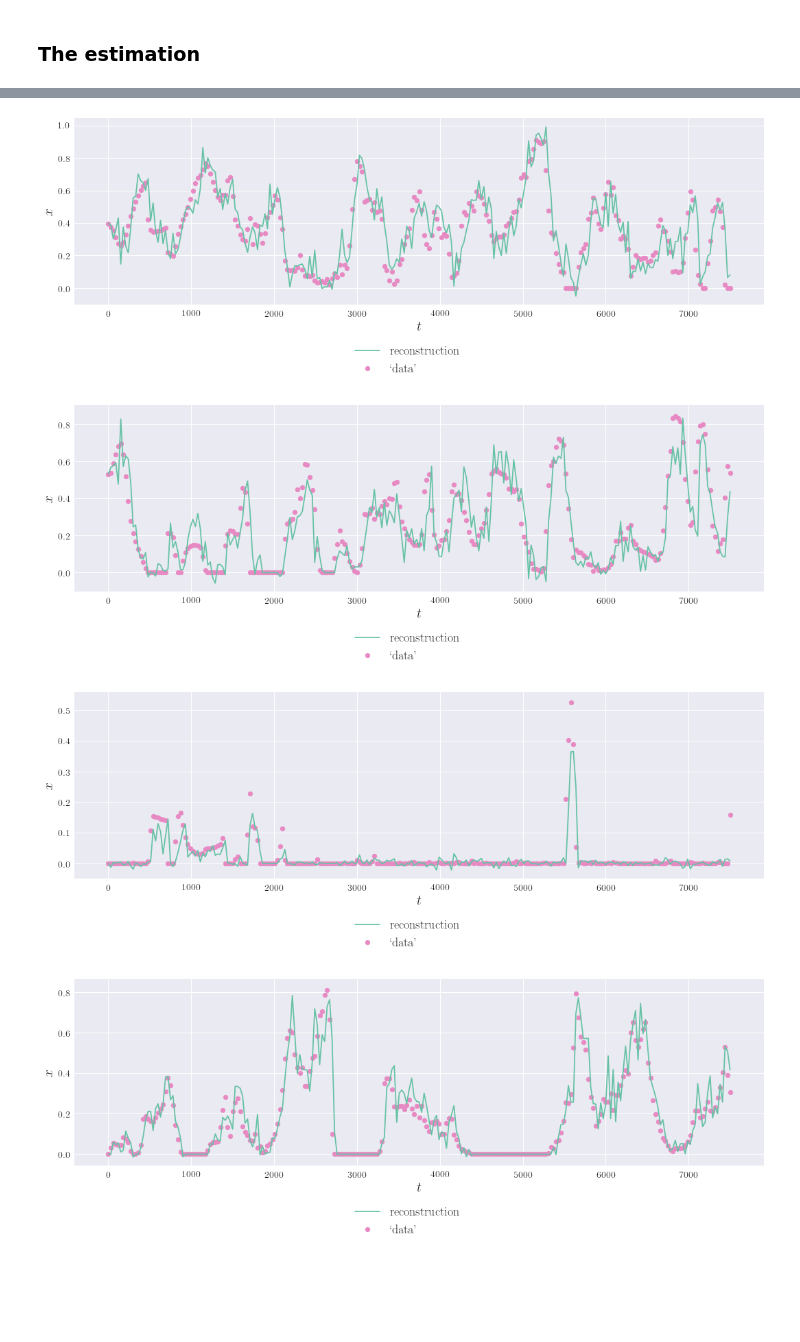
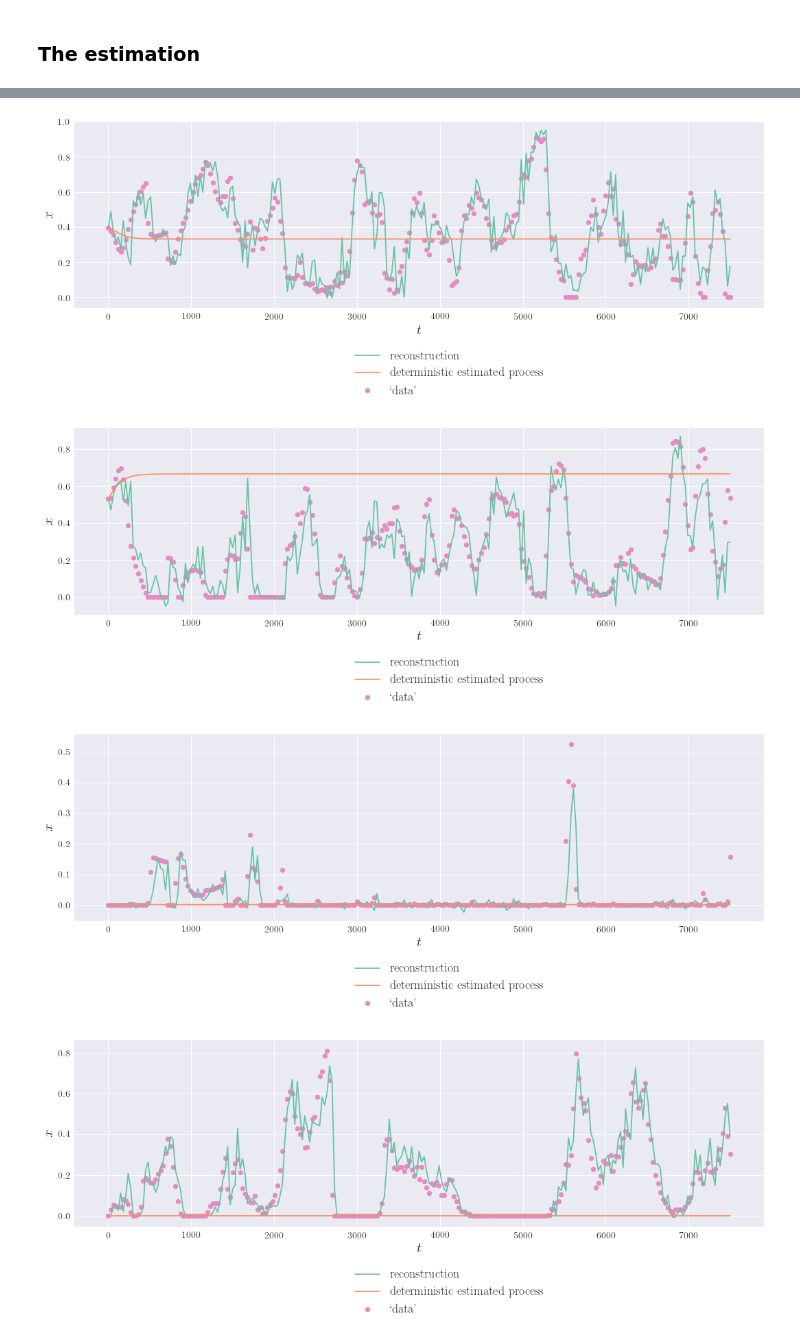
Before and after one commit to cparrarojas/sde-parameter-estimation, a Jupyter notebook: quasi-cycles.ipynb, the cells around one changed output, grey strips where cells are left out. Drawn from its saved outputs; the diff is of its cells as text; code cells hidden in the pictures; blank space fills up the shorter version.

```diff
--- a/quasi-cycles.ipynb
+++ b/quasi-cycles.ipynb
@@ -223,21 +180,5 @@ def costfn(params, *measurements):
 # %%
-#Cbr = 0.018
-#Cab = 0.049
-#Cm = 0.078
-#Car = 0.021
-#mb = 0.003
-#ma = 0.013
-#mm = 0.017
-#ib = 0.0000001
-#ia = 0.0000001
-#im = 0.0000001
-#N = 200
-
 bounds = [(0.001, 0.1), (0.001, 0.1), (0.001, 0.1), (0.001, 0.1), (0.00001, 0.1), (0.00001, 0.1),
           (0.00001, 0.1), (0.0000000001, 0.000001), (0., 0.), (0., 0.), (10, 1000)]
 
-observations = (data_clean.values, data_clean.index.values)
+estimation = differential_evolution(zimmer.costfn, bounds)
-# %%
-estimation = differential_evolution(costfn, bounds, args=observations)
-
-params_estim = tuple(estimation.x)
@@ -246,3 +185,7 @@ x_estim = reconstruct(data_clean.values, data_clean.index.values, params_estim)
+# %%
+params_estim = tuple(estimation.x)
+
+x_estim = zimmer.reconstruct(params_estim)
 # %%
 Cbr, Cab, Cm, Car, mb, ma, mm, ib, ia, im, N = params_estim
 # %%
@@ -257,19 +200,21 @@ params_table
+# %%
+init_cond = np.concatenate((observations[0][0], np.zeros(ndim**2)))
+t_full = np.linspace(observations[1][0], observations[1][-1], 1000)
+
+x_det = odeint(LNA, init_cond, t_full, args=params_estim)[:, :ndim]
 # %%
-for i in range(5):
+for i in range(ndim):
     fig, ax = plt.subplots(1, figsize=(18,5))
-    ax.plot(data_clean.index.values, x_estim[:,i], label=r'reconstruction')
-#if n_dims == 1:
-#    ax.scatter(artificial_timepoints, artificial_data, label=r"`data'", color=colours[1])
-#else:
-    ax.scatter(data_clean.index.values, data_clean.values[:, i], color=colours[3], label=r"`data'")
-#    ax.scatter(artificial_timepoints, artificial_data[:, 1], color=colours[2], label=r"`data'")
+    ax.plot(observations[1], x_estim[:,i], label=r'reconstruction')
+    ax.plot(t_full, x_det[:,i], label=r"deterministic estimated process")
+    ax.scatter(observations[1], observations[0][:, i], color=colours[3], label=r"`data'")
     ax.set_xlabel(r'$t$', fontsize=20)
     ax.set_ylabel(r'$x$', fontsize=20)
-    ax.legend(fontsize=18, loc=(0.4,-0.4))
+    ax.legend(fontsize=18, loc=(0.4,-0.5))
     plt.xticks(fontsize=14)
     plt.yticks(fontsize=14)
 # %% [output]
-[figure, old version]
+[figure, new version]
-[figure, old version]
+[figure, new version]
-[figure, old version]
+[figure, new version]
-[figure, old version]
+[figure, new version]
```
Also changed, not shown: parts of 17 cells of this notebook, 3 other files.
